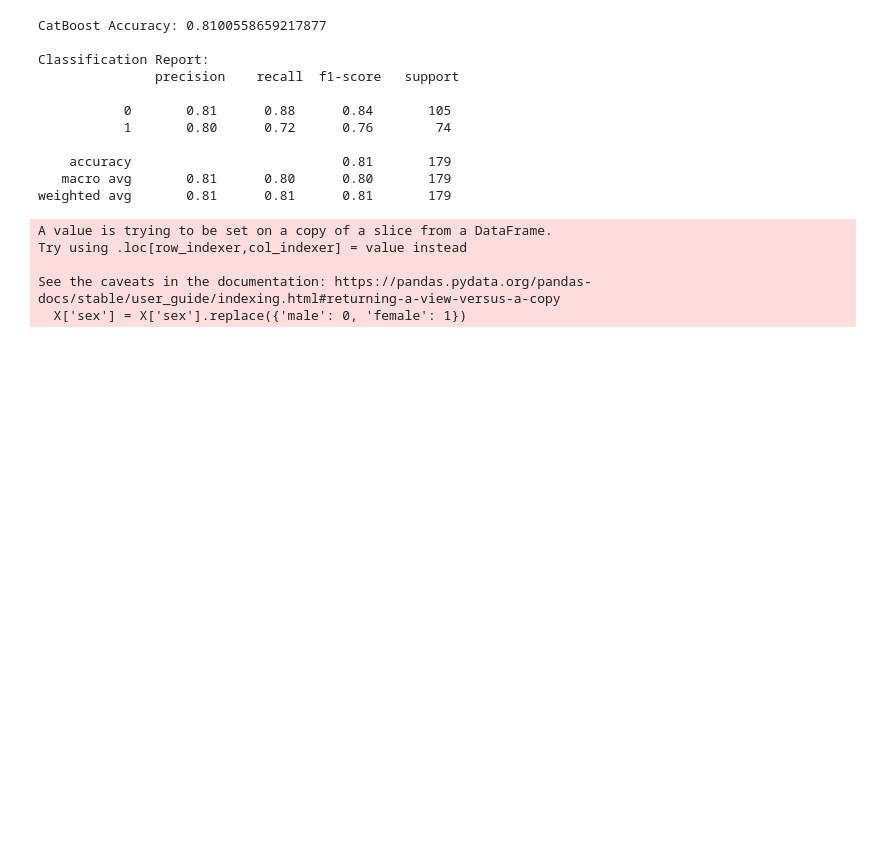
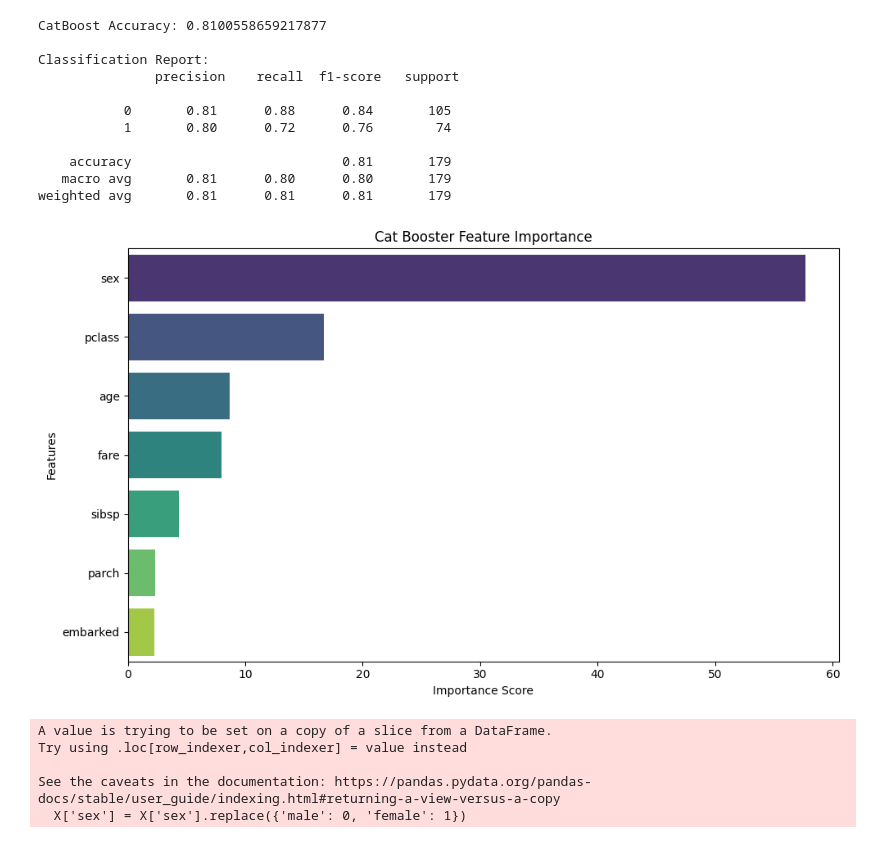
Before and after one commit to SanjayBista1010/Classification, a Jupyter notebook: TitanicBoosting.ipynb, the cells around one changed output. Cells and saved outputs as stored; diff of their text form; code cells hidden in the pictures; blank space fills up the shorter version.

```diff
--- a/TitanicBoosting.ipynb
+++ b/TitanicBoosting.ipynb
@@ -89,7 +90,7 @@ Requirement already satisfied: tenacity>=6.2.0 in /usr/local/lib/python3.11/dist
 from catboost import CatBoostClassifier
 from sklearn.metrics import accuracy_score, classification_report
 
-model = CatBoostClassifier(
+cat_model = CatBoostClassifier(
     iterations=100,
     learning_rate=0.1,
     depth=4,
@@ -99,10 +100,10 @@ model = CatBoostClassifier(
 )
 
 # Fit with categorical feature support
-model.fit(X_train, y_train, cat_features=cat_features)
+cat_model.fit(X_train, y_train, cat_features=cat_features)
 
 # Predictions
-y_pred = model.predict(X_test)
+y_pred = cat_model.predict(X_test)
 
 # Evaluation
 print("CatBoost Accuracy:", accuracy_score(y_test, y_pred))
@@ -119,6 +120,18 @@ Classification Report:
     accuracy                           0.81       179
    macro avg       0.81      0.80      0.80       179
 weighted avg       0.81      0.81      0.81       179
+# %%
+feature_imp = pd.Series(cat_model.feature_importances_, index=X.columns).sort_values(ascending=False)
+
+plt.figure(figsize=(10, 6))
+sns.barplot( x=feature_imp.values, y=feature_imp.index, hue=feature_imp.index, palette='viridis', legend=False)
+plt.title("Cat Booster Feature Importance")
+plt.xlabel("Importance Score")
+plt.ylabel("Features")
+plt.tight_layout()
+plt.show()
+# %% [output]
+[figure, added]
 # %%
 X['sex'] = X['sex'].replace({'male': 0, 'female': 1})
 X = pd.get_dummies(X, columns=['embarked'], drop_first=True,dtype=int)
```
Also changed, not shown: parts of 8 cells of this notebook.
